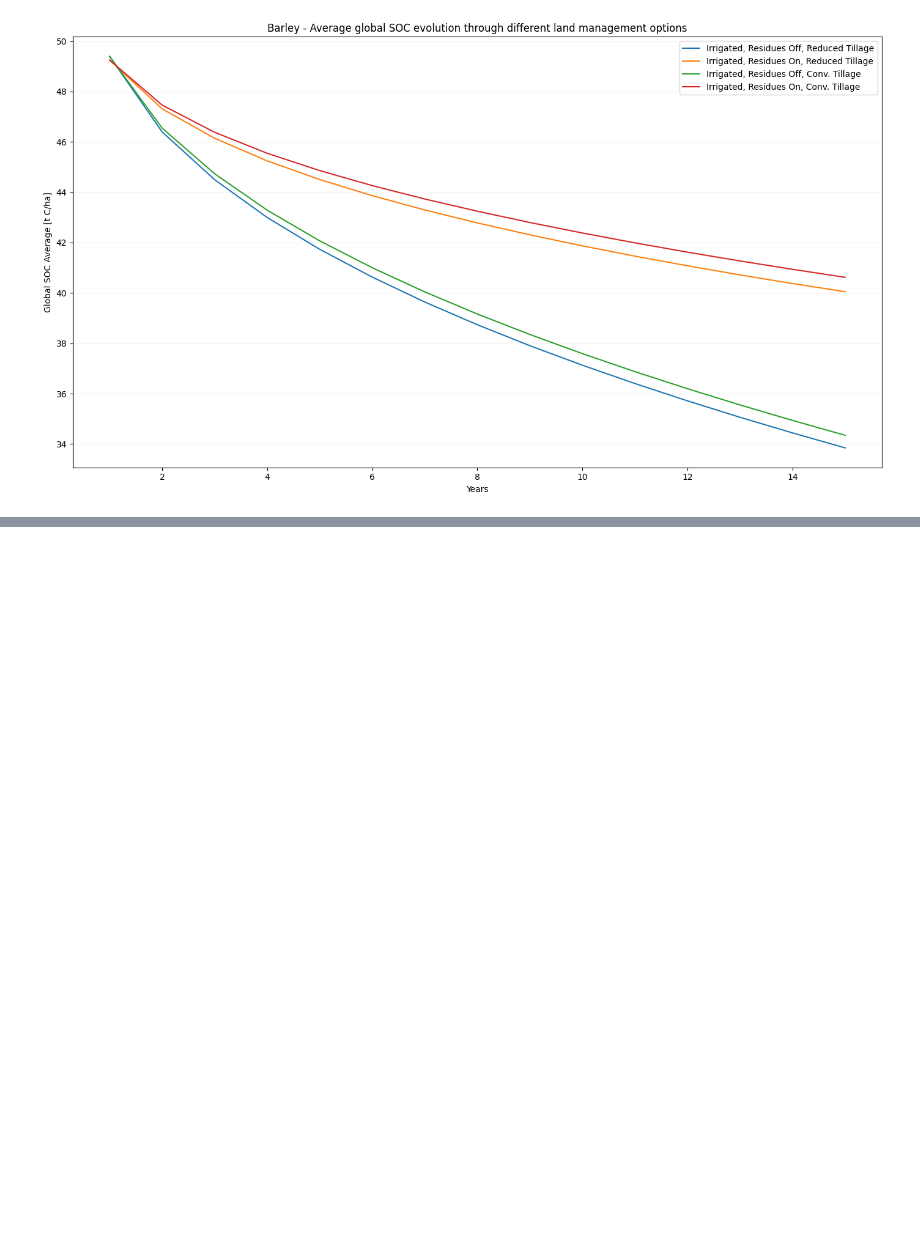
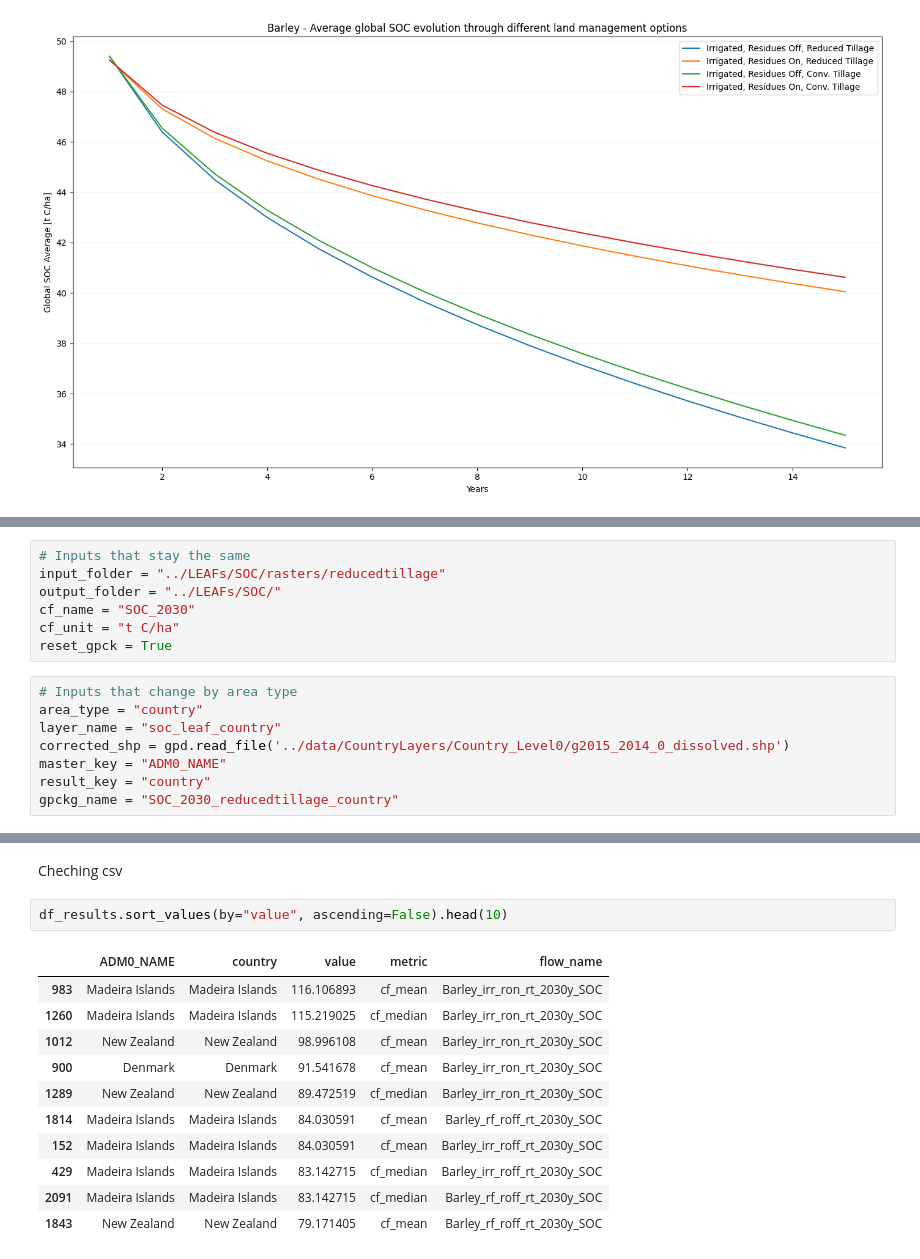
Before and after one commit to cloyolaangosto/SBTN_Land_LEAFs, a Jupyter notebook: documentation/SOC_LEAFs_ReducedTillage.ipynb, the cells around one changed output, grey strips where cells are left out. Saved outputs shown, nothing was run; the diff lists cells and outputs as text; blank space fills up the shorter version.

```diff
--- a/documentation/SOC_LEAFs_ReducedTillage.ipynb
+++ b/documentation/SOC_LEAFs_ReducedTillage.ipynb
@@ -282,0 +292,15 @@ mp.plot_average_band_values(scenarios_tif, labels, "Barley - Average global SOC
+# %%
+# Inputs that stay the same
+input_folder = "../LEAFs/SOC/rasters/reducedtillage"
+output_folder = "../LEAFs/SOC/"
+cf_name = "SOC_2030"
+cf_unit = "t C/ha"
+reset_gpck = True
+# %%
+# Inputs that change by area type
+area_type = "country"
+layer_name = "soc_leaf_country"
+corrected_shp = gpd.read_file('../data/CountryLayers/Country_Level0/g2015_2014_0_dissolved.shp')
+master_key = "ADM0_NAME"
+result_key = "country"
+gpckg_name = "SOC_2030_reducedtillage_country"
@@ -282,0 +365,16 @@ mp.plot_average_band_values(scenarios_tif, labels, "Barley - Average global SOC
+# %% [markdown]
+Cheching csv
+# %%
+df_results.sort_values(by="value", ascending=False).head(10)
+# %% [output]
+|  | ADM0_NAME | country | value | metric | flow_name |
+| 983 | Madeira Islands | Madeira Islands | 116.106893 | cf_mean | Barley_irr_ron_rt_2030y_SOC |
+| 1260 | Madeira Islands | Madeira Islands | 115.219025 | cf_median | Barley_irr_ron_rt_2030y_SOC |
+| 1012 | New Zealand | New Zealand | 98.996108 | cf_mean | Barley_irr_ron_rt_2030y_SOC |
+| 900 | Denmark | Denmark | 91.541678 | cf_mean | Barley_irr_ron_rt_2030y_SOC |
+| 1289 | New Zealand | New Zealand | 89.472519 | cf_median | Barley_irr_ron_rt_2030y_SOC |
+| 1814 | Madeira Islands | Madeira Islands | 84.030591 | cf_mean | Barley_rf_roff_rt_2030y_SOC |
+| 152 | Madeira Islands | Madeira Islands | 84.030591 | cf_mean | Barley_irr_roff_rt_2030y_SOC |
+| 429 | Madeira Islands | Madeira Islands | 83.142715 | cf_median | Barley_irr_roff_rt_2030y_SOC |
+| 2091 | Madeira Islands | Madeira Islands | 83.142715 | cf_median | Barley_rf_roff_rt_2030y_SOC |
+| 1843 | New Zealand | New Zealand | 79.171405 | cf_mean | Barley_rf_roff_rt_2030y_SOC |
```
Also changed, not shown: parts of 12 cells of this notebook, 2 other files.
